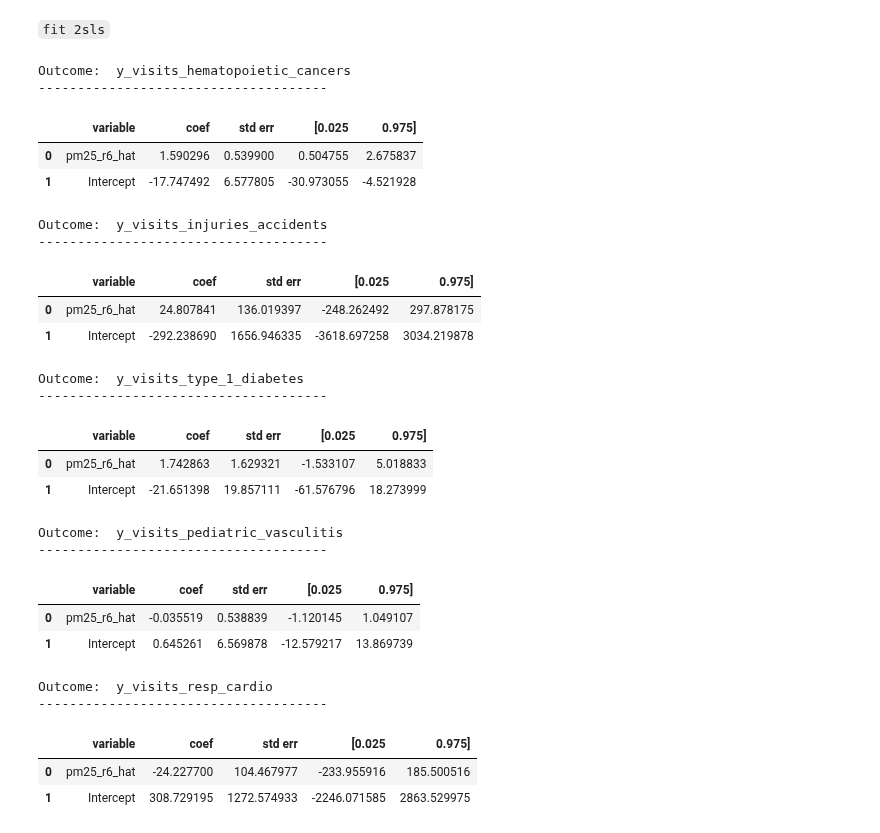
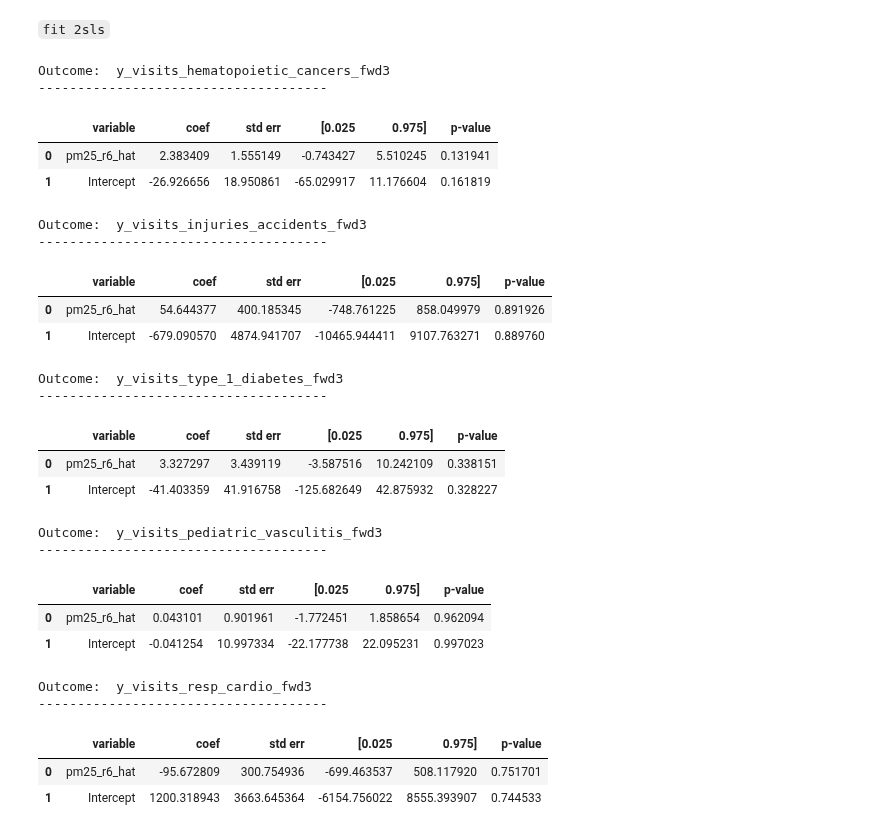
Before and after one commit to mattslyons/JLPS_capstone_project, a Jupyter notebook: modeling/2sls_new_instrument.ipynb, the cells around one changed output. Cells and saved outputs as stored; diff of their text form; code cells hidden in the pictures.

Commit message:
Stage 2 model output saving

```diff
--- a/modeling/2sls_new_instrument.ipynb
+++ b/modeling/2sls_new_instrument.ipynb
@@ -58,4 +60,5 @@ import matplotlib.pyplot as plt
 
 in_dir_sc = '/Users/michelle/MIDS/210 Capstone/data/'
 in_dir_h = '/Users/michelle/MIDS/210 Capstone/output/'
-out_dir = '/Users/michelle/MIDS/210 Capstone/models/'
+out_dir1 = '/Users/michelle/MIDS/210 Capstone/models_s1/'
+out_dir2 = '/Users/michelle/MIDS/210 Capstone/models_s2/'
@@ -141,14 +146,9 @@ def fit_1st_stage(df, pm_col, instr_col, fixed_effects):
     # save pm25I_hat
     temp[pm_col+'_hat'] = fit_1st_stage.get_prediction(X).summary_frame()['mean']
 
-    # stage 1 dataset to save off:
-    # year_month, school_zip, IV used, FE columns, pm2.5 target, predicted pm2.5 target
-
-
     # save model
-    #os.chdir(os.listdir(outdir))
-    results_label = "s1_PREDICTOR_" + instr_col + "_TARGETING_" + pm_col + ".pkl"
-    filename = os.path.join(out_dir, results_label)
+    results_label = "s1_PREDICTOR_" + instr_col + "_TARGETING_" + pm_col + "_LAG_" + HO_lag_input + ".pkl"
+    filename = os.path.join(out_dir1, results_label)
     fit_1st_stage.save(filename, remove_data=True)
 
 
@@ -157,14 +157,16 @@ def fit_1st_stage(df, pm_col, instr_col, fixed_effects):
 
     return temp
 # %%
-def fit_2sls(df, outcome, independent_var_name='pm25_hat'):
+def fit_2sls(df, outcome, independent_var_name, fixed_effects):
     ''''''
+    #independent_var_name example: 'pm25_hat'
+
     # drop if outcome is nan
     temp = df[~df[outcome].isna()]
     temp.reset_index(drop=True, inplace=True)
 
     # create FE and interactions between FE and continous vars
-    f = outcome + " ~ county + month + year_trend * C(county_month)"
+    f = outcome + fixed_effects #" ~ county + month + year_trend * C(county_month)"
     y, X_fe = patsy.dmatrices(f, temp, return_type="dataframe")
 
     #X = temp[['pm25_hat']]
@@ -192,6 +194,11 @@ def fit_2sls(df, outcome, independent_var_name='pm25_hat'):
         ],
         axis=1
     ))
+
+    # save model
+    results_label = "s2_PREDICTOR_" + independent_var_name + "_TARGETING_" + outcome + ".pkl"
+    filename = os.path.join(out_dir2, results_label)
+    model_a.save(filename, remove_data=True)
 # %% [markdown]
 ---
 ### Step 4: Read and clean data
@@ -892,30 +891,30 @@ anovaResults
 ``fit 2sls``
 # %%
 for col in y_col_names_lag:
-    fit_2sls(df_all_iv_filtered, col, target_name_s1+"_hat")
+    fit_2sls(df_all_iv_filtered, col, target_name_s1+"_hat", fixed_effects)
 # %% [output]
-Outcome:  y_visits_hematopoietic_cancers
+Outcome:  y_visits_hematopoietic_cancers_fwd3
 -------------------------------------
-|  | variable | coef | std err | [0.025 | 0.975] |
-| 0 | pm25_r6_hat | 1.590296 | 0.539900 | 0.504755 | 2.675837 |
-| 1 | Intercept | -17.747492 | 6.577805 | -30.973055 | -4.521928 |
+|  | variable | coef | std err | [0.025 | 0.975] | p-value |
+| 0 | pm25_r6_hat | 2.383409 | 1.555149 | -0.743427 | 5.510245 | 0.131941 |
+| 1 | Intercept | -26.926656 | 18.950861 | -65.029917 | 11.176604 | 0.161819 |
-Outcome:  y_visits_injuries_accidents
+Outcome:  y_visits_injuries_accidents_fwd3
 -------------------------------------
-|  | variable | coef | std err | [0.025 | 0.975] |
-| 0 | pm25_r6_hat | 24.807841 | 136.019397 | -248.262492 | 297.878175 |
-| 1 | Intercept | -292.238690 | 1656.946335 | -3618.697258 | 3034.219878 |
+|  | variable | coef | std err | [0.025 | 0.975] | p-value |
+| 0 | pm25_r6_hat | 54.644377 | 400.185345 | -748.761225 | 858.049979 | 0.891926 |
+| 1 | Intercept | -679.090570 | 4874.941707 | -10465.944411 | 9107.763271 | 0.889760 |
-Outcome:  y_visits_type_1_diabetes
+Outcome:  y_visits_type_1_diabetes_fwd3
 -------------------------------------
-|  | variable | coef | std err | [0.025 | 0.975] |
-| 0 | pm25_r6_hat | 1.742863 | 1.629321 | -1.533107 | 5.018833 |
-| 1 | Intercept | -21.651398 | 19.857111 | -61.576796 | 18.273999 |
+|  | variable | coef | std err | [0.025 | 0.975] | p-value |
+| 0 | pm25_r6_hat | 3.327297 | 3.439119 | -3.587516 | 10.242109 | 0.338151 |
+| 1 | Intercept | -41.403359 | 41.916758 | -125.682649 | 42.875932 | 0.328227 |
-Outcome:  y_visits_pediatric_vasculitis
+Outcome:  y_visits_pediatric_vasculitis_fwd3
 -------------------------------------
-|  | variable | coef | std err | [0.025 | 0.975] |
-| 0 | pm25_r6_hat | -0.035519 | 0.538839 | -1.120145 | 1.049107 |
-| 1 | Intercept | 0.645261 | 6.569878 | -12.579217 | 13.869739 |
+|  | variable | coef | std err | [0.025 | 0.975] | p-value |
+| 0 | pm25_r6_hat | 0.043101 | 0.901961 | -1.772451 | 1.858654 | 0.962094 |
+| 1 | Intercept | -0.041254 | 10.997334 | -22.177738 | 22.095231 | 0.997023 |
-Outcome:  y_visits_resp_cardio
+Outcome:  y_visits_resp_cardio_fwd3
 -------------------------------------
-|  | variable | coef | std err | [0.025 | 0.975] |
-| 0 | pm25_r6_hat | -24.227700 | 104.467977 | -233.955916 | 185.500516 |
-| 1 | Intercept | 308.729195 | 1272.574933 | -2246.071585 | 2863.529975 |
+|  | variable | coef | std err | [0.025 | 0.975] | p-value |
+| 0 | pm25_r6_hat | -95.672809 | 300.754936 | -699.463537 | 508.117920 | 0.751701 |
+| 1 | Intercept | 1200.318943 | 3663.645364 | -6154.756022 | 8555.393907 | 0.744533 |
```
Also changed, not shown: parts of 15 cells of this notebook.
